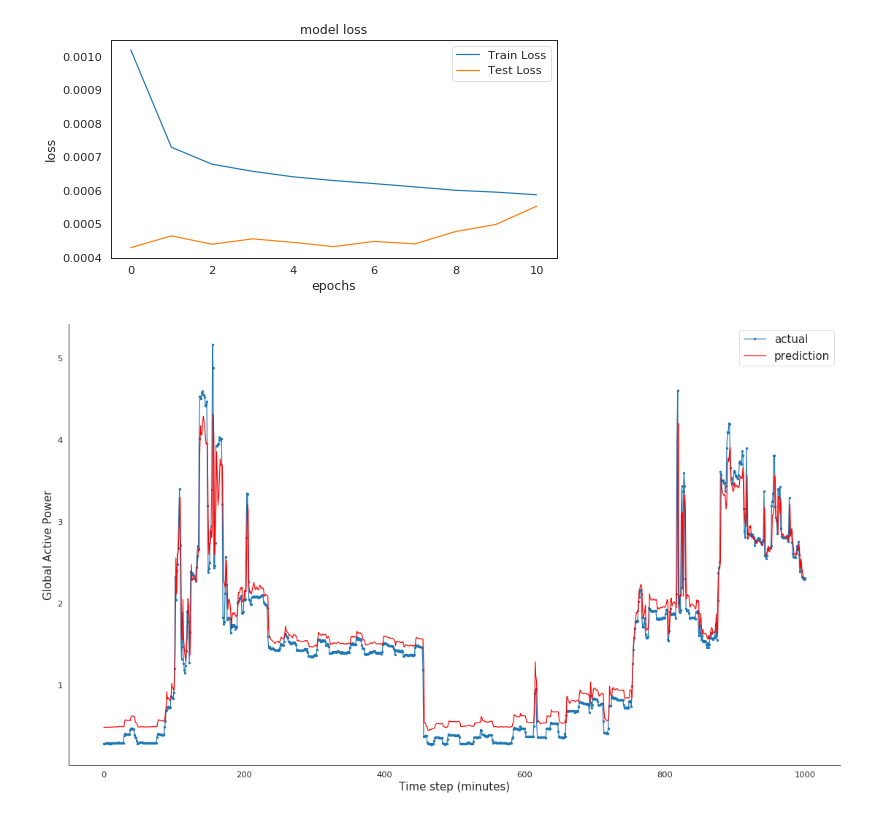
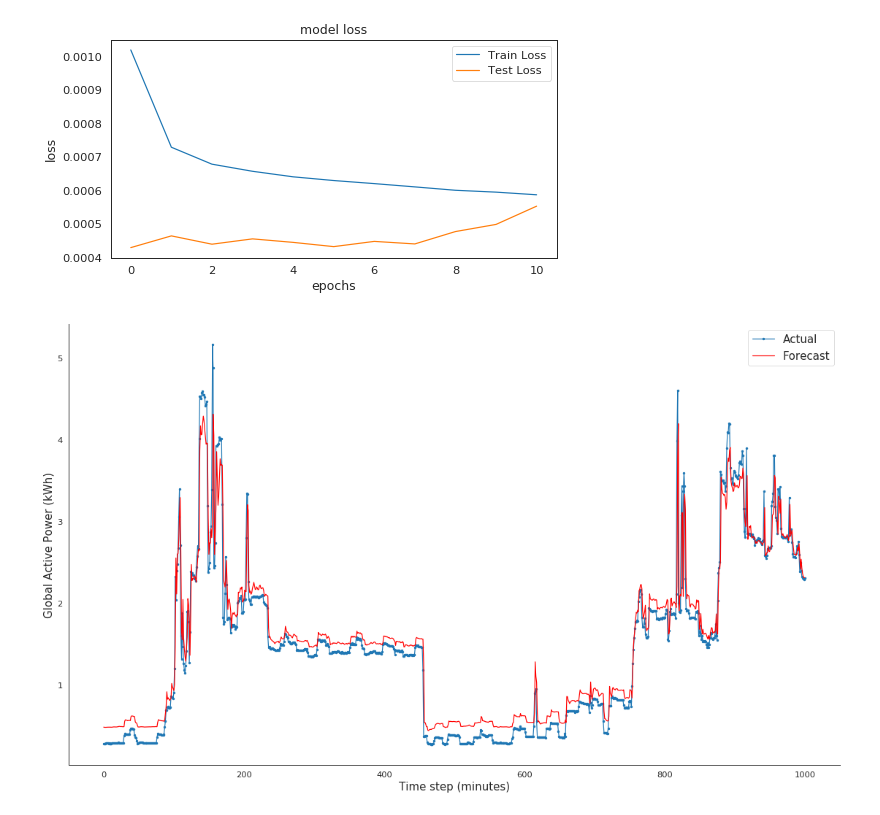
Before and after one commit to DanBaumann/HouseholdEnergyConsumption, a Jupyter notebook: PART 4 - LSTM.ipynb, the cells around one changed output. Cells and saved outputs as stored; diff of their text form; code cells hidden in the pictures.

```diff
--- a/PART 4 - LSTM.ipynb
+++ b/PART 4 - LSTM.ipynb
@@ -154,18 +156,18 @@ plt.show();
 # %%
 aa=[x for x in range(1000)]
 plt.figure(figsize=(16,9))
-plt.plot(aa, y_test[0][:1000], marker='.', label="actual")
-plt.plot(aa, test_predict[:,0][:1000], 'r', label="prediction")
+plt.plot(aa, y_test[0][:1000], marker='.', label="Actual")
+plt.plot(aa, test_predict[:,0][:1000], 'r', label="Forecast")
 # plt.tick_params(left=False, labelleft=True) #remove ticks
 plt.tight_layout()
 sns.despine(top=True)
 plt.subplots_adjust(left=0.07)
 plt.ylabel('Global Active Power (kWh)', size=15)
 plt.xlabel('Time step (minutes)', size=15)
 plt.legend(fontsize=15)
 plt.show();
 # %% [output]
-[figure, old version]
+[figure, new version]
 # %%
 # saving the model
 from keras.models import load_model
```
Also changed, not shown: parts of 3 cells of this notebook, 1 other file.
